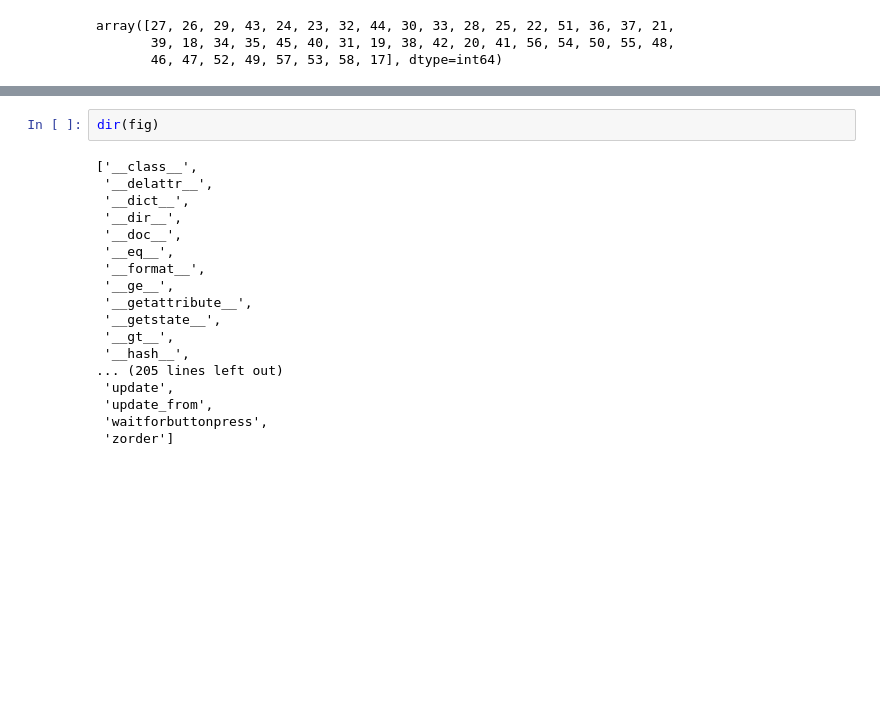
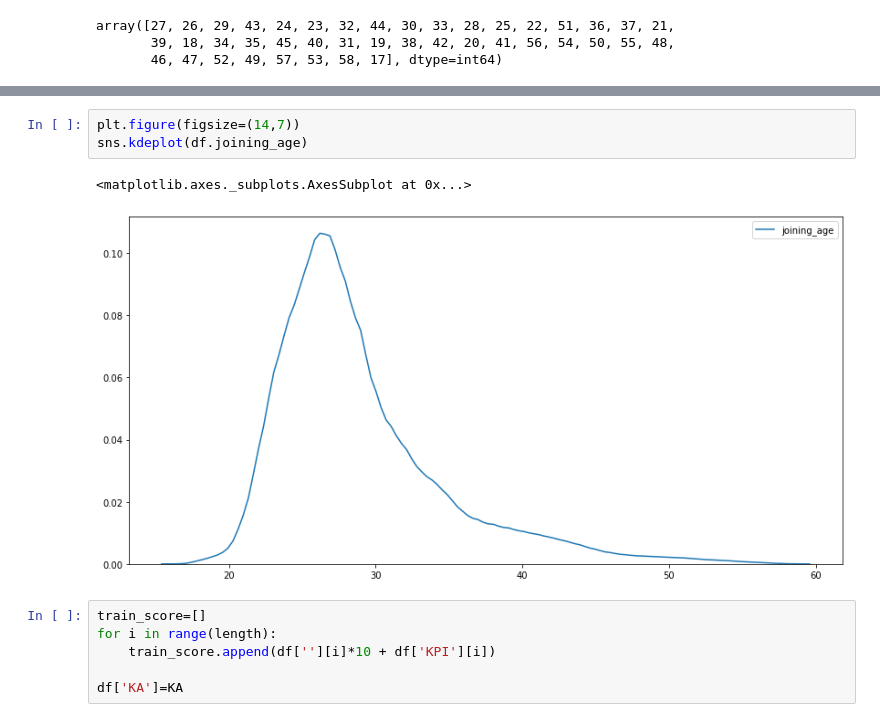
Before and after one commit to smituparmar/HR-analytics, a Jupyter notebook: HR_2.ipynb, the cells around one changed output, grey strips where cells are left out. Drawn from its saved outputs; the diff is of its cells as text; blank space fills up the shorter version.

```diff
--- a/HR_2.ipynb
+++ b/HR_2.ipynb
@@ -113,20 +103,12 @@ sns.boxplot(no.joining_age, ax=axs[2])
-# %%
-dir(fig)
-# %% [output]
-['__class__',
- '__delattr__',
- '__dict__',
- '__dir__',
- '__doc__',
- '__eq__',
- '__format__',
- '__ge__',
- '__getattribute__',
- '__getstate__',
- '__gt__',
- '__hash__',
-... (205 lines left out)
- 'update',
- 'update_from',
- 'waitforbuttonpress',
- 'zorder']
+# %%
+plt.figure(figsize=(14,7))
+sns.kdeplot(df.joining_age)
+# %% [output]
+<matplotlib.axes._subplots.AxesSubplot at 0x...>
+[figure, added]
+# %%
+train_score=[]
+for i in range(length):
+    train_score.append(df[''][i]*10 + df['KPI'][i])
+
+df['KA']=KA
```
Also changed, not shown: parts of 2 cells of this notebook.
